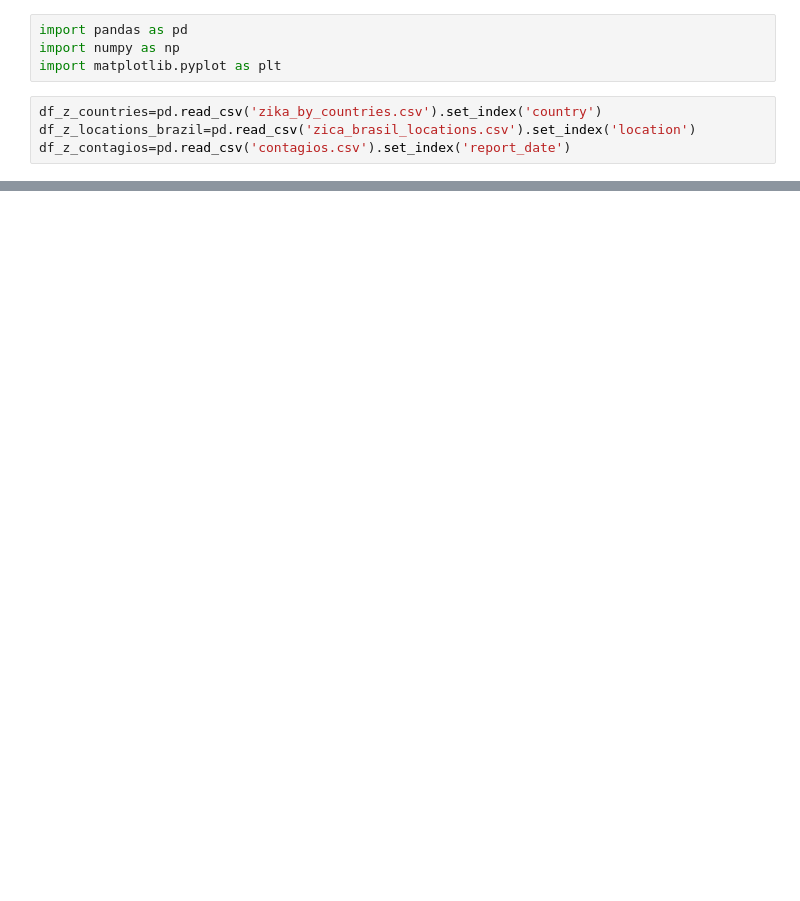
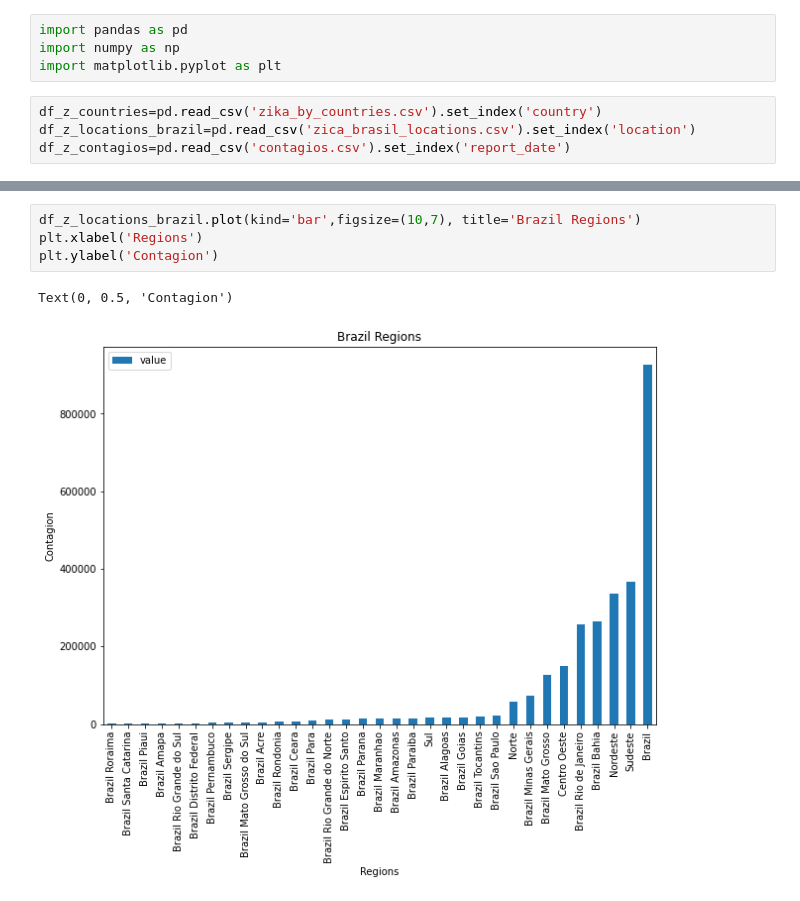
Before and after one commit to LuisGerardoDC/zika_pandas, a Jupyter notebook: Graficacion Data.ipynb, the cells around one changed output, grey strips where cells are left out. Saved outputs shown, nothing was run; the diff lists cells and outputs as text; blank space fills up the shorter version.

```diff
--- a/Graficacion Data.ipynb
+++ b/Graficacion Data.ipynb
@@ -23,0 +16,7 @@ df_z_contagios.plot(kind='bar')
+# %%
+df_z_locations_brazil.plot(kind='bar',figsize=(10,7), title='Brazil Regions')
+plt.xlabel('Regions')
+plt.ylabel('Contagion')
+# %% [output]
+Text(0, 0.5, 'Contagion')
+[figure, added]
```
Also changed, not shown: parts of 5 cells of this notebook.
